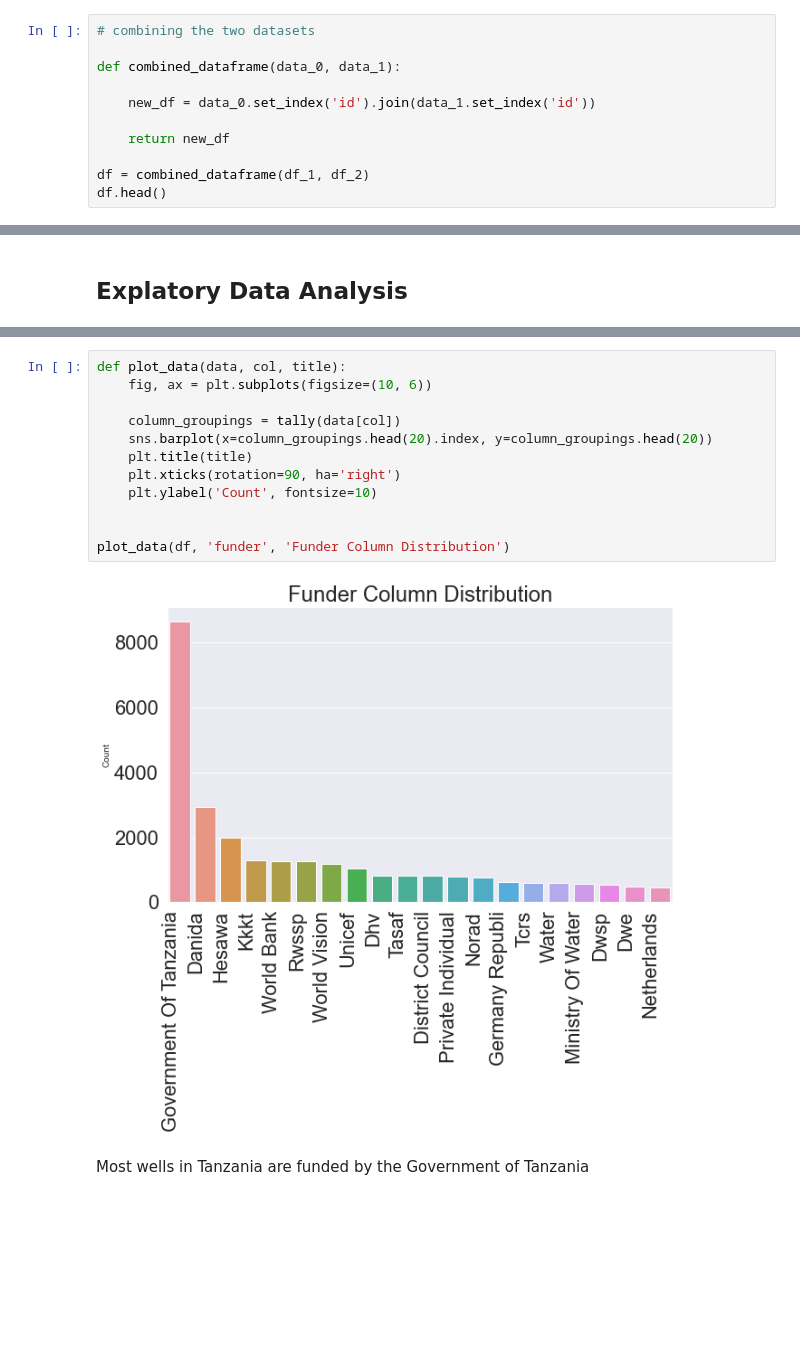
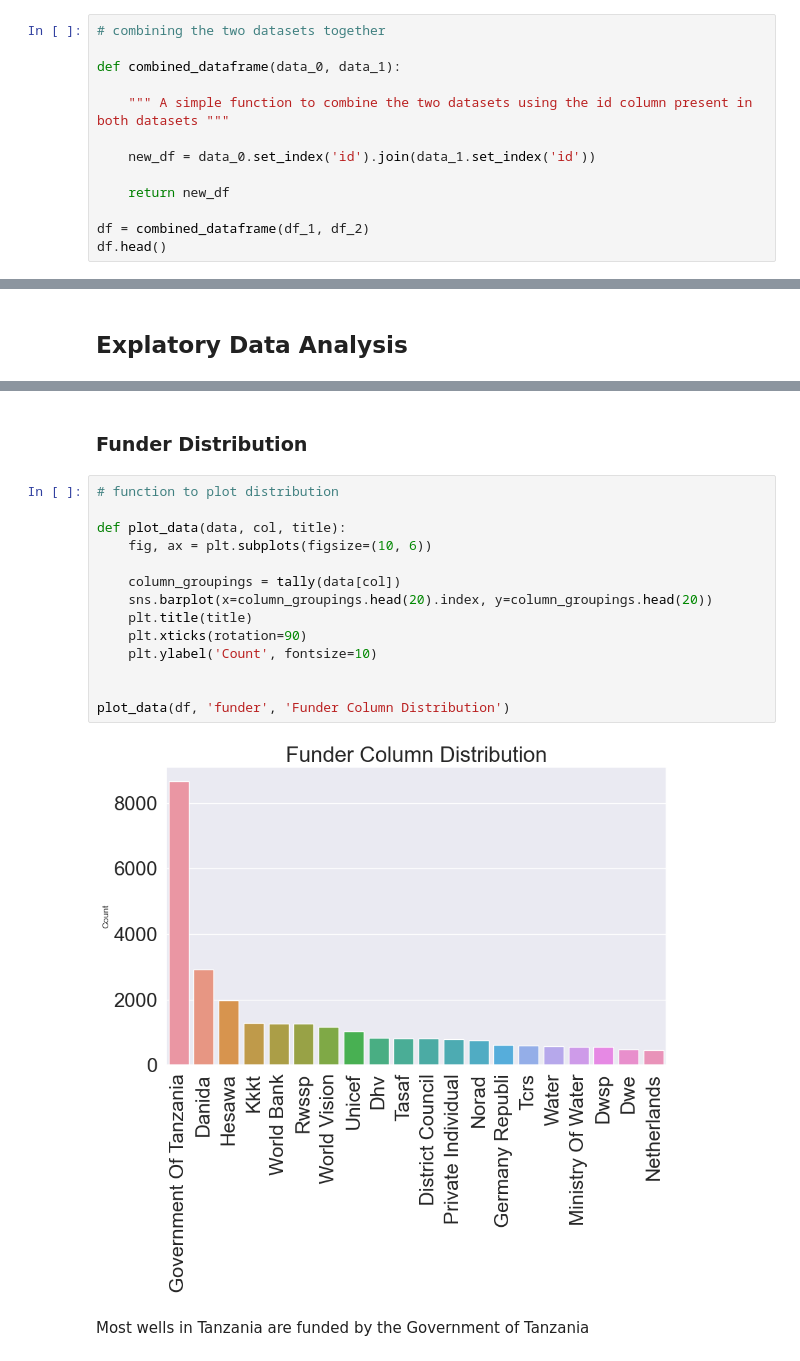
Before and after one commit to atienosonia/Tanzanian_Water_Wells, a Jupyter notebook: student.ipynb, the cells around one changed output, grey strips where cells are left out. Drawn from its saved outputs; the diff is of its cells as text; blank space fills up the shorter version.

```diff
--- a/student.ipynb
+++ b/student.ipynb
@@ -76,9 +81,11 @@ def read_data(path):
 df_1 = read_data(r'C:\Users\user\Documents\Tanzania Water Wells\training set values.csv')
 df_2 = read_data(r'C:\Users\user\Documents\Tanzania Water Wells\training set labels.csv')
 # %%
-# combining the two datasets
+# combining the two datasets together
 
 def combined_dataframe(data_0, data_1):
+
+    """ A simple function to combine the two datasets using the id column present in both datasets """
 
     new_df = data_0.set_index('id').join(data_1.set_index('id'))
 
@@ -863,16 +767,20 @@ Funder Distribution
+# %% [markdown]
+### Funder Distribution
 # %%
+# function to plot distribution
+
 def plot_data(data, col, title):
     fig, ax = plt.subplots(figsize=(10, 6))
 
     column_groupings = tally(data[col])
     sns.barplot(x=column_groupings.head(20).index, y=column_groupings.head(20))
     plt.title(title)
-    plt.xticks(rotation=90, ha='right')
+    plt.xticks(rotation=90)
     plt.ylabel('Count', fontsize=10)
 
 
 plot_data(df, 'funder', 'Funder Column Distribution')
 # %% [output]
-[figure, old version]
+[figure, new version]
 # %% [markdown]
 Most wells in Tanzania are funded by the Government of Tanzania
```
Also changed, not shown: parts of 182 cells of this notebook, 3 other files.
